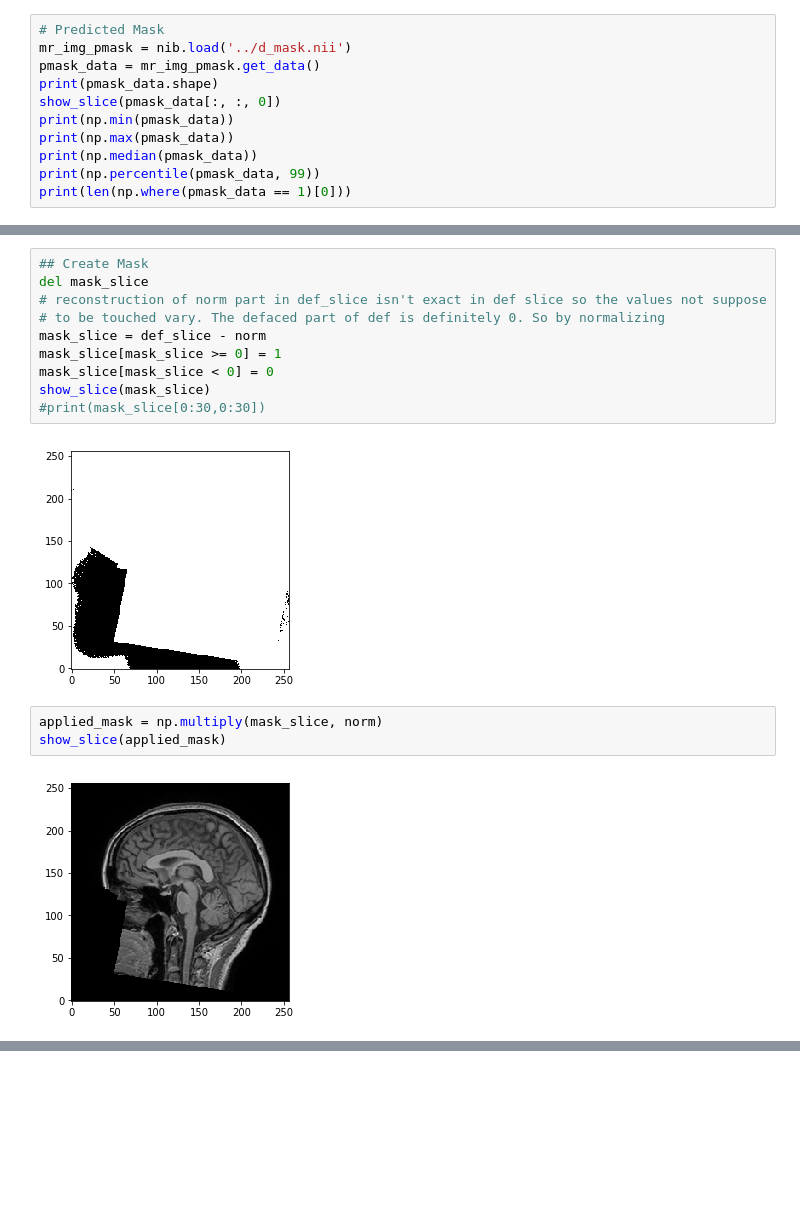
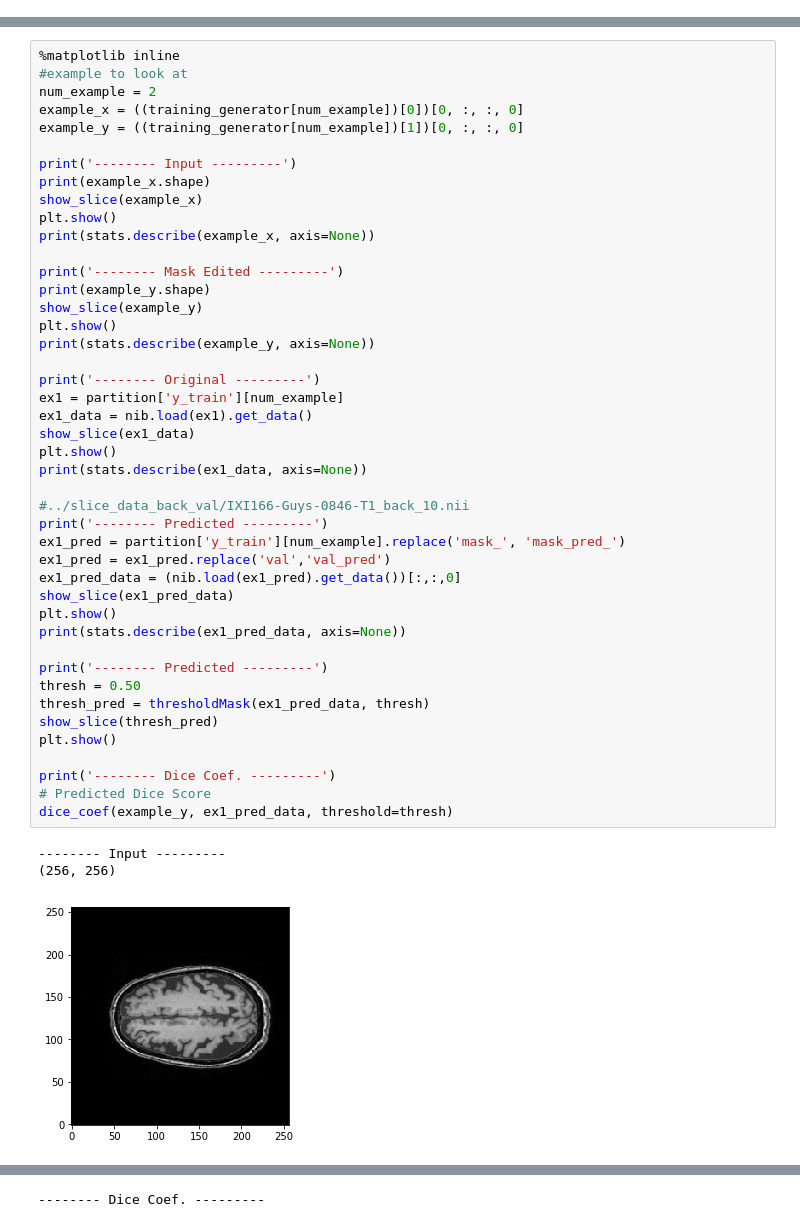
Before and after one commit to mechaman/ARFF-CNN, a Jupyter notebook: notebooks/Data_Generator_Validation.ipynb, the cells around one changed output, grey strips where cells are left out. Drawn from its saved outputs; the diff is of its cells as text; blank space fills up the shorter version.

```diff
--- a/notebooks/Data_Generator_Validation.ipynb
+++ b/notebooks/Data_Generator_Validation.ipynb
@@ -108,11 +76,0 @@ print(np.min(mask_data))
-# %%
-# Predicted Mask
-mr_img_pmask = nib.load('../d_mask.nii')
-pmask_data = mr_img_pmask.get_data()
-print(pmask_data.shape)
-show_slice(pmask_data[:, :, 0])
-print(np.min(pmask_data))
-print(np.max(pmask_data))
-print(np.median(pmask_data))
-print(np.percentile(pmask_data, 99))
-print(len(np.where(pmask_data == 1)[0]))
@@ -157,17 +77,48 @@ np.sum(def_chunk == norm_chunk)
-# %%
-## Create Mask
-del mask_slice
-# reconstruction of norm part in def_slice isn't exact in def slice so the values not suppose
-# to be touched vary. The defaced part of def is definitely 0. So by normalizing
-mask_slice = def_slice - norm
-mask_slice[mask_slice >= 0] = 1
-mask_slice[mask_slice < 0] = 0
-show_slice(mask_slice)
-#print(mask_slice[0:30,0:30])
-# %% [output]
-[figure, removed]
-# %%
-applied_mask = np.multiply(mask_slice, norm)
-show_slice(applied_mask)
-# %% [output]
-[figure, removed]
+# %%
+%matplotlib inline
+#example to look at
+num_example = 2
+example_x = ((training_generator[num_example])[0])[0, :, :, 0]
+example_y = ((training_generator[num_example])[1])[0, :, :, 0]
+
+print('-------- Input ---------')
+print(example_x.shape)
+show_slice(example_x)
+plt.show()
+print(stats.describe(example_x, axis=None))
+
+print('-------- Mask Edited ---------')
+print(example_y.shape)
+show_slice(example_y)
+plt.show()
+print(stats.describe(example_y, axis=None))
+
+print('-------- Original ---------')
+ex1 = partition['y_train'][num_example]
+ex1_data = nib.load(ex1).get_data()
+show_slice(ex1_data)
+plt.show()
+print(stats.describe(ex1_data, axis=None))
+
+#../slice_data_back_val/IXI166-Guys-0846-T1_back_10.nii
+print('-------- Predicted ---------')
+ex1_pred = partition['y_train'][num_example].replace('mask_', 'mask_pred_')
+ex1_pred = ex1_pred.replace('val','val_pred')
+ex1_pred_data = (nib.load(ex1_pred).get_data())[:,:,0]
+show_slice(ex1_pred_data)
+plt.show()
+print(stats.describe(ex1_pred_data, axis=None))
+
+print('-------- Predicted ---------')
+thresh = 0.50
+thresh_pred = thresholdMask(ex1_pred_data, thresh)
+show_slice(thresh_pred)
+plt.show()
+
+print('-------- Dice Coef. ---------')
+# Predicted Dice Score
+dice_coef(example_y, ex1_pred_data, threshold=thresh)
+# %% [output]
+-------- Input ---------
+(256, 256)
+[figure, added]
@@ -173,0 +138 @@ show_slice(applied_mask)
+-------- Dice Coef. ---------
```
Also changed, not shown: parts of 16 cells of this notebook, 8 other files.
